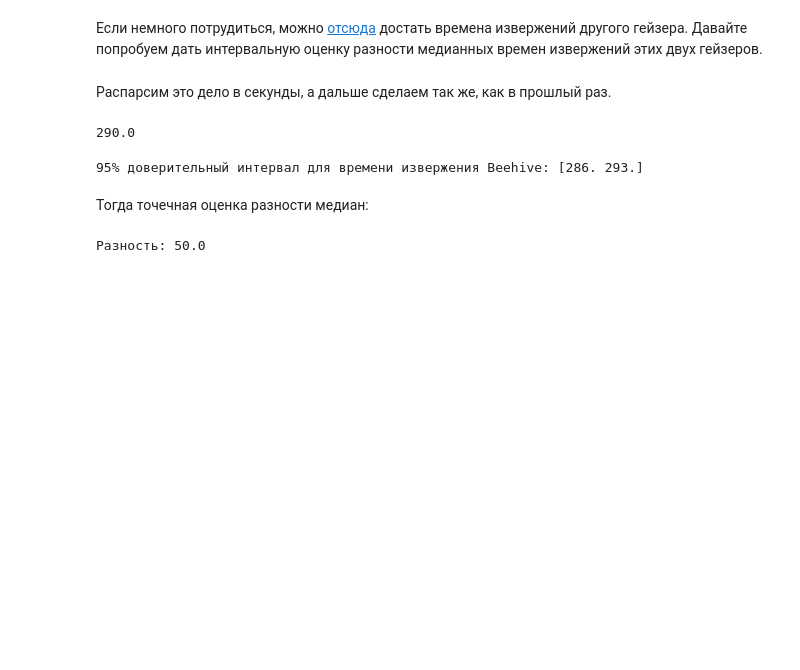
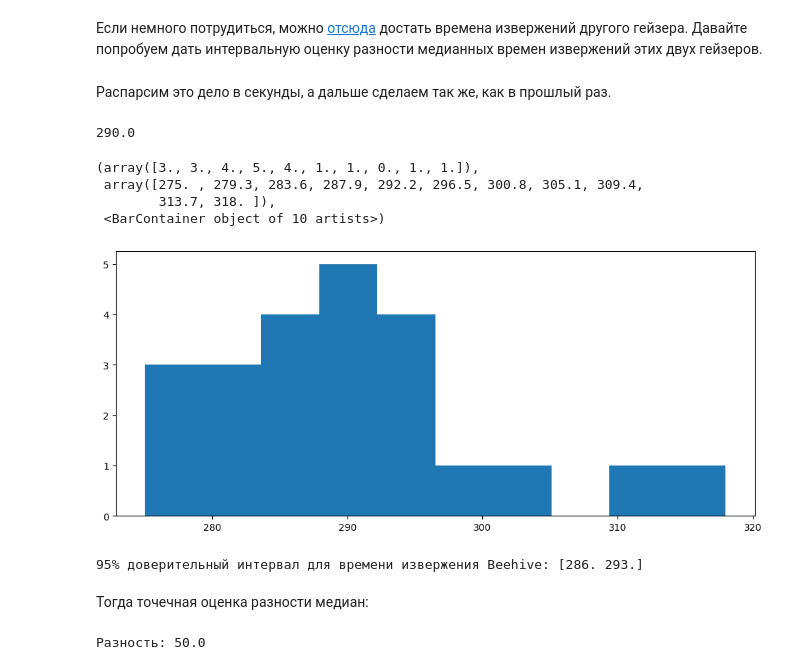
Before and after one commit to pileyan/HSE_Statistics_1, a Jupyter notebook: lect3/Confidence intervals.ipynb, the cells around one changed output. Drawn from its saved outputs; the diff is of its cells as text; code cells hidden in the pictures; blank space fills up the shorter version.

```diff
--- a/lect3/Confidence intervals.ipynb
+++ b/lect3/Confidence intervals.ipynb
@@ -540,6 +574,14 @@ data_processed = np.array(list(map(process,data_raw)))
 np.median(data_processed)
 # %% [output]
 290.0
+# %%
+plt.hist(data_processed)
+# %% [output]
+(array([3., 3., 4., 5., 4., 1., 1., 0., 1., 1.]),
+ array([275. , 279.3, 283.6, 287.9, 292.2, 296.5, 300.8, 305.1, 309.4,
+        313.7, 318. ]),
+ <BarContainer object of 10 artists>)
+[figure, added]
 # %%
 bootstrapped_medians_2 = list(map(np.median, bootstrap_samples(data_processed, 1000)))
 
```
Also changed, not shown: parts of 28 cells of this notebook, 14 other files.
